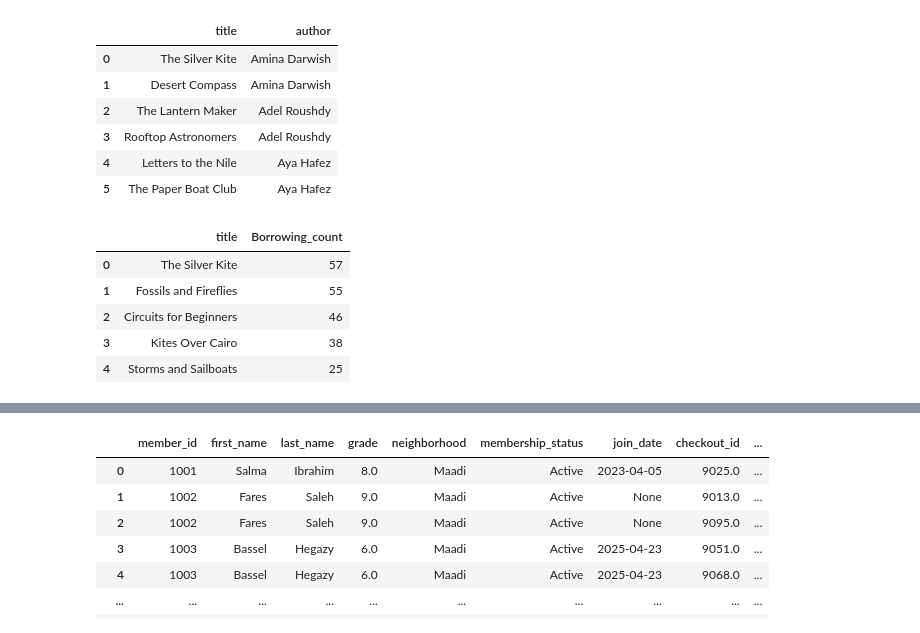
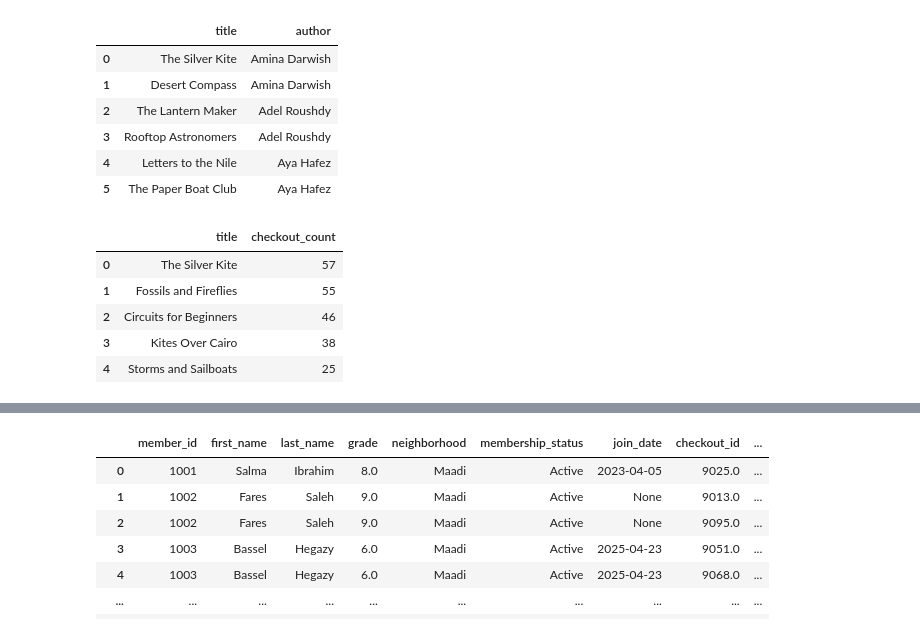
Before and after one commit to MustafaSameh/SecondP, a Jupyter notebook: 30801151901074-library.ipynb, the cells around one changed output, grey strips where cells are left out. Saved outputs shown, nothing was run; the diff lists cells and outputs as text; code cells hidden in the pictures.

```diff
--- a/30801151901074-library.ipynb
+++ b/30801151901074-library.ipynb
@@ -127,16 +124,16 @@ WHERE author LIKE 'A%' ;""")
 # %%
 #Q3
 run("""
-SELECT title , COUNT(b.book_id) AS Borrowing_count
+SELECT title , COUNT(b.book_id) AS checkout_count
 FROM books b
 JOIN checkouts ch ON
 b.book_id = ch.book_id
 GROUP BY title
-ORDER BY Borrowing_count DESC
+ORDER BY checkout_count DESC
 LIMIT 5;
 """)
 # %% [output]
-|  | title | Borrowing_count |
+|  | title | checkout_count |
 | 0 | The Silver Kite | 57 |
 | 1 | Fossils and Fireflies | 55 |
 | 2 | Circuits for Beginners | 46 |
```
Also changed, not shown: parts of 18 cells of this notebook, 4 other files.
